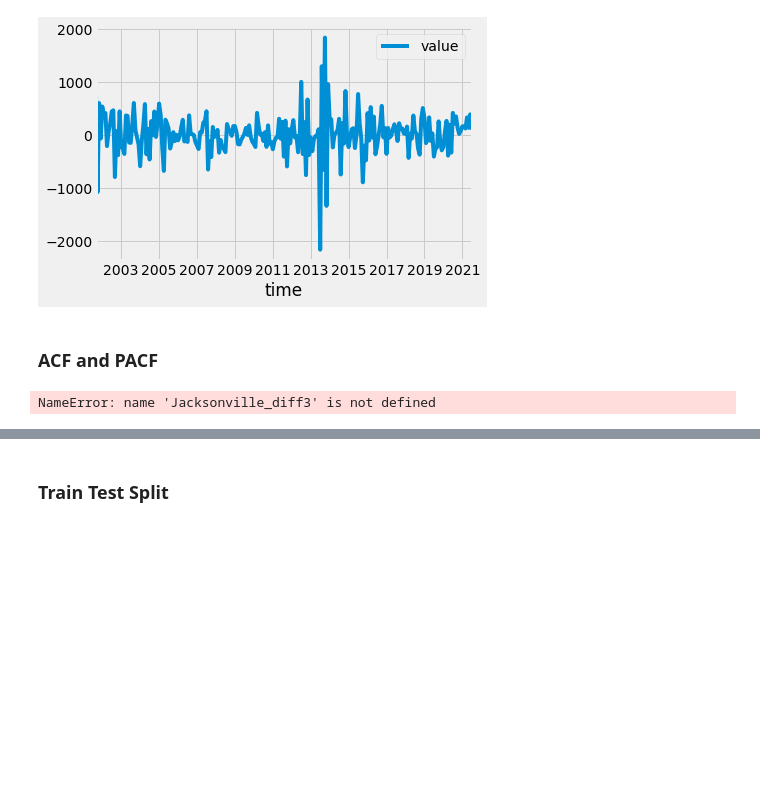
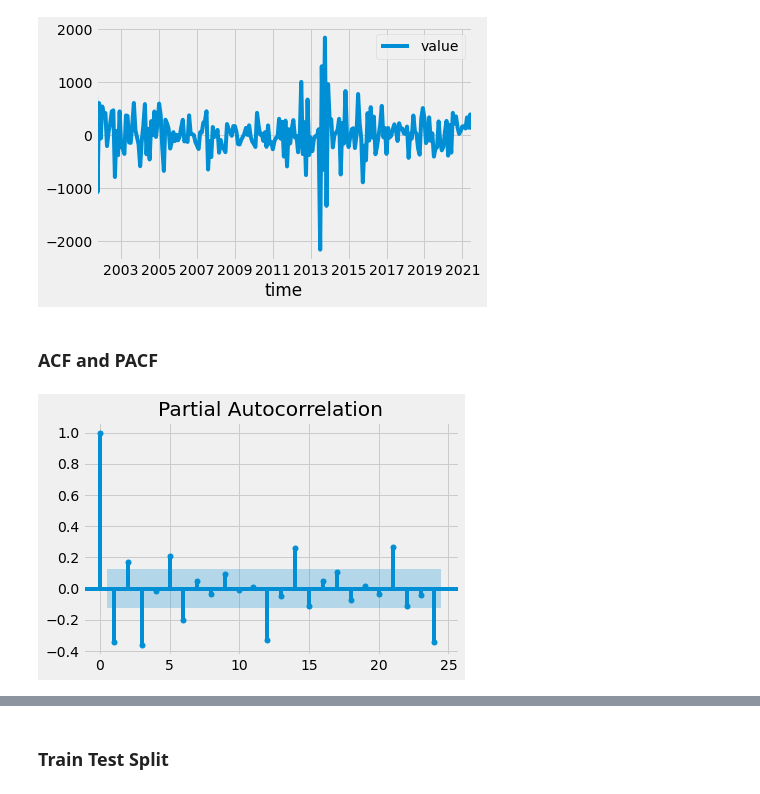
Before and after one commit to fivearm/Phase_4_Project, a Jupyter notebook: Jacksonville, NC, 28546.ipynb, the cells around one changed output, grey strips where cells are left out. Drawn from its saved outputs; the diff is of its cells as text; code cells hidden in the pictures; blank space fills up the shorter version.

```diff
--- a/Jacksonville, NC, 28546.ipynb
+++ b/Jacksonville, NC, 28546.ipynb
@@ -142,7 +142,7 @@ dtype: float64
 # %% [markdown]
 ### ACF and PACF
 # %%
-plot_pacf(Jacksonville_diff3);
+plot_pacf(Jacksonville_diff2);
 # %% [output]
-NameError: name 'Jacksonville_diff3' is not defined
+[figure, added]
 # %%
```
Also changed, not shown: parts of 20 cells of this notebook, 2 other files.
